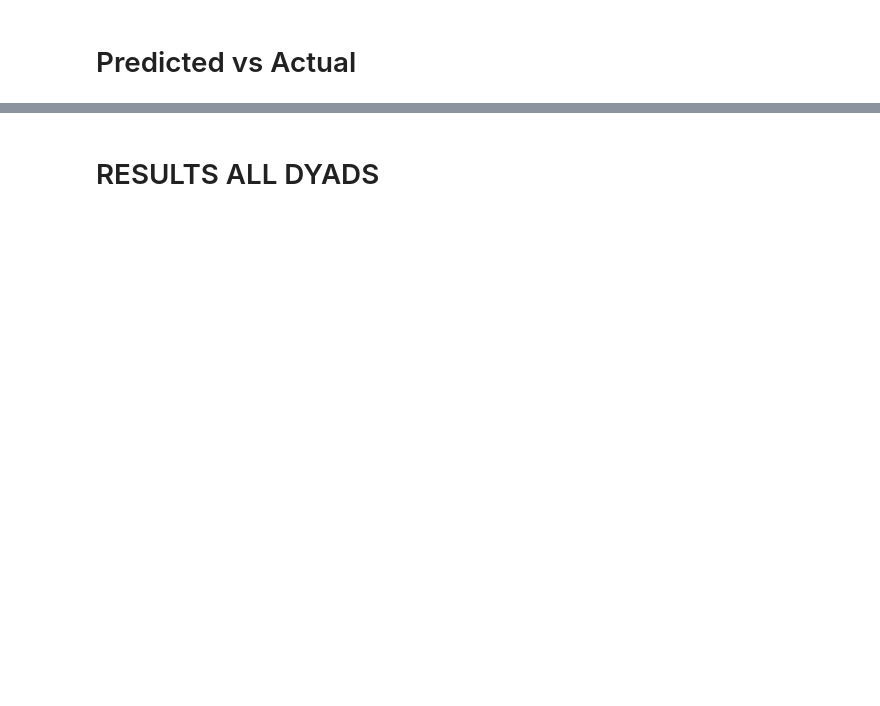
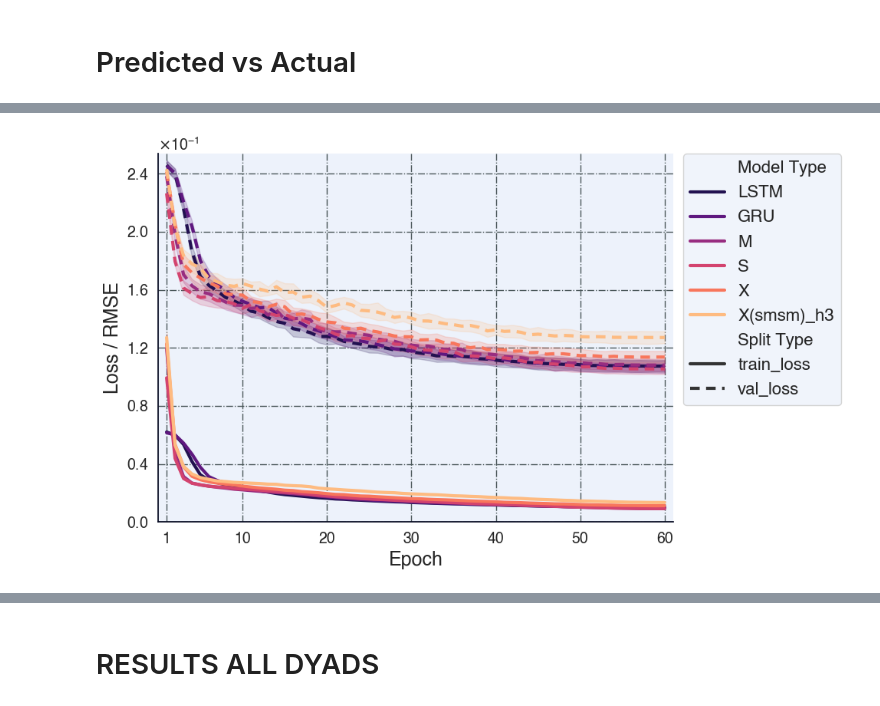
Before and after one commit to Freyness-gd/trade_under_pressure_thesis, a Jupyter notebook: src/prediction/prediction_comparison.ipynb, the cells around one changed output, grey strips where cells are left out. Saved outputs shown, nothing was run; the diff lists cells and outputs as text; code cells hidden in the pictures; blank space fills up the shorter version.

```diff
--- a/src/prediction/prediction_comparison.ipynb
+++ b/src/prediction/prediction_comparison.ipynb
@@ -70,3 +134,75 @@ device = (
+# %%
+CSV_PATH = Path("../../models")
+csv_files = [
+  "train_loss_LSTM.csv",
+  "train_loss_GRU.csv",
+  "train_loss_M.csv",
+  "train_loss_S.csv",
+  "train_loss_X.csv",
+  "train_loss_X(smsm)_h3.csv"
+]
+
+frames = []
+for f in csv_files:
+  df = pd.read_csv(CSV_PATH / f)
+  df["Model Type"] = Path(f).stem.replace("train_loss_", "")
+  frames.append(df)
+
+df_all = pd.concat(frames, ignore_index=True)
+df_all["epoch"] = df_all["epoch"] + 1
+
+df_long = df_all.melt(
+  id_vars=["epoch", "Model Type"],
+  value_vars=["train_loss", "val_loss"],
+  var_name="Split Type",
+  value_name="loss"
+)
+
+plt.figure(figsize=(10, 6))
+ax = sns.lineplot(
+  data=df_long,
+  x="epoch",
+  y="loss",
+  hue="Model Type",
+  style="Split Type",
+  palette="magma",
+  linewidth=3,
+  dashes={ "train_loss": "", "val_loss": (3, 2) }
+)
+
+plt.xlabel("Epoch")
+plt.ylabel("Loss / RMSE")
+plt.title("")
+plt.grid(True)
+
+ax = plt.gca()
+# Force scientific notation with fixed offset (e.g. 1e7)
+formatter = ScalarFormatter(useMathText=True)
+formatter.set_scientific(True)
+formatter.set_powerlimits((0, 0))  # always show 1eX scale
+
+ax.yaxis.set_major_formatter(formatter)
+ax.set_ylim(0, df_long["loss"].max())
+ax.set_xlim(0, df_long["epoch"].max() + 1)
+ax.set_xticks([1, 10, 20, 30, 40, 50, 60])
+
+# Force exactly ~10 major ticks
+ax.yaxis.set_major_locator(MaxNLocator(nbins=8, prune=None))
+ax.legend(
+  bbox_to_anchor=(1.02, 1.0),
+  loc="upper left",
+  borderaxespad=0.0
+)
+
+plt.tight_layout()
+plt.savefig(
+  "../graph_output/training_validation_curves.png",
+  dpi=500,
+  bbox_inches="tight",
+)
+plt.show()
+# %% [output]
+[figure, added]
 # %%
 processed = pd.read_parquet(path="../../data/model/processed.parquet", engine="fastparquet")
 df_nn: DataFrame = processed.copy(deep=True)
```
Also changed, not shown: parts of 31 cells of this notebook, 9 other files.
